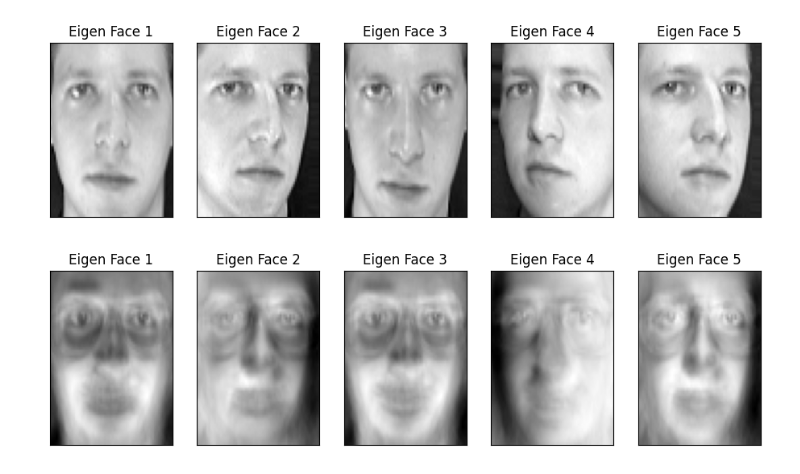
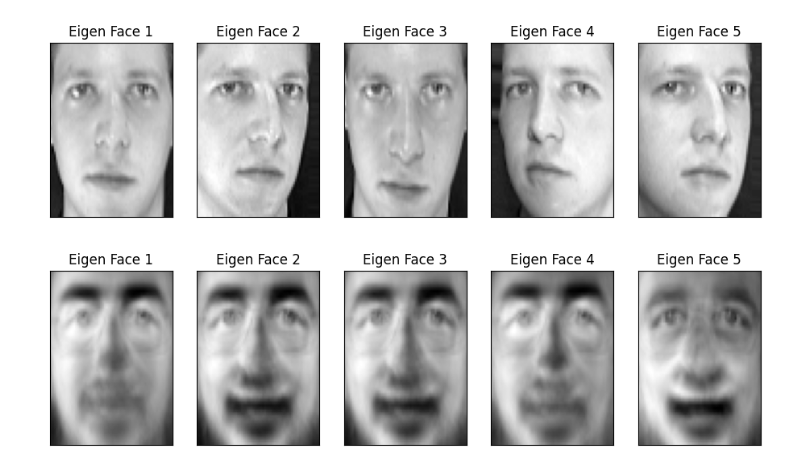
Before and after one commit to AhmedAliAli811/GANS_Assignments, a Jupyter notebook: Ass 1/Ass1-PCA.ipynb, the cells around one changed output. Cells and saved outputs as stored; diff of their text form; code cells hidden in the pictures.

```diff
--- a/Ass 1/Ass1-PCA.ipynb
+++ b/Ass 1/Ass1-PCA.ipynb
@@ -211,13 +211,13 @@ plt.show()
 # %%
 # n_col,n_row=5,1
 plt.figure(figsize=(1.8 * n_col, 2.4 * n_row))
 plt.subplots_adjust(bottom=0, left=.01, right=.99, top=.90, hspace=.35)
 for i in range(n_row * n_col):
     plt.subplot(n_row, n_col, i + 1)
     plt.title("Eigen Face %s" % str(i + 1))
-    plt.imshow(recons[i].real.reshape(64, 64), cmap='gray', aspect='auto')
+    plt.imshow(recons[i+100].real.reshape(64, 64), cmap='gray', aspect='auto')
     plt.xticks(())
     plt.yticks(())
 plt.show()
 # %% [output]
-[figure, old version]
+[figure, new version]
```
Also changed, not shown: 7 other files.
